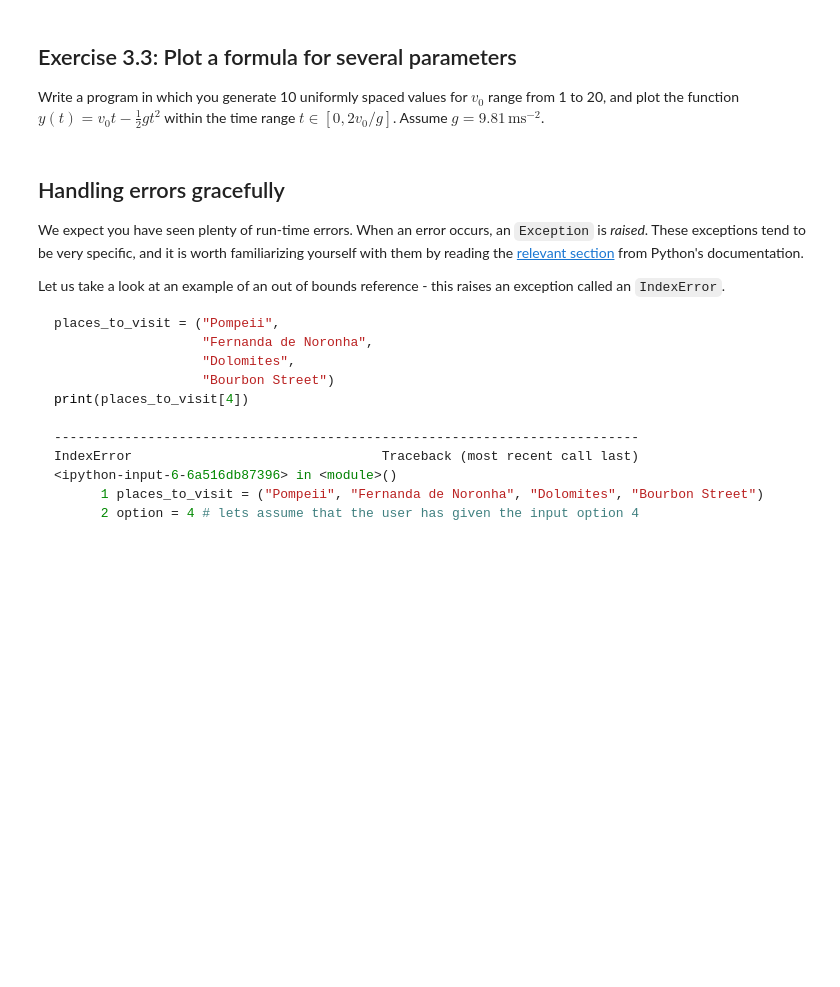
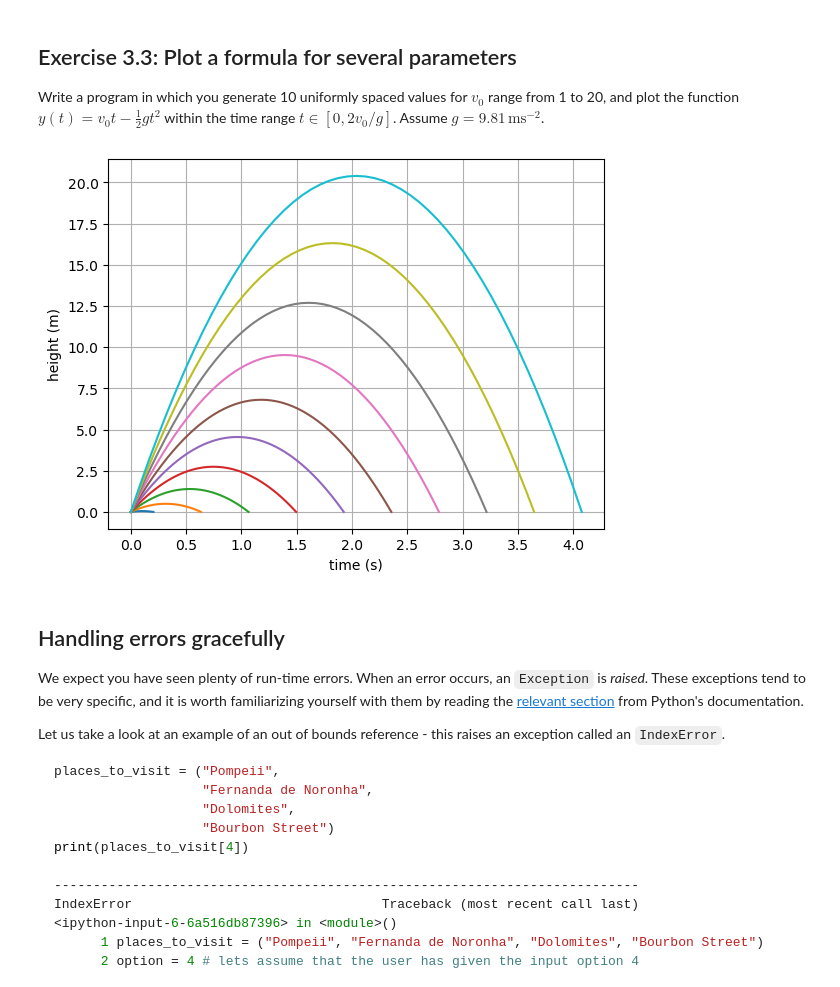
Before and after one commit to ese-ada-lovelace-2025/introduction-to-python-zzzz12389, a Jupyter notebook: lecture3/lecture3.ipynb, the cells around one changed output. Drawn from its saved outputs; the diff is of its cells as text; code cells hidden in the pictures; blank space fills up the shorter version.

```diff
--- a/lecture3/lecture3.ipynb
+++ b/lecture3/lecture3.ipynb
@@ -113,3 +180,26 @@ Write a program in which you generate 10 uniformly spaced values for $v_0$ range
+# %%
+# Write your code here.
+import numpy as np
+import matplotlib.pyplot as plt
+
+v0 = np.linspace(1,20,10)
+g = 9.81
+
+t = np.linspace(0,2*v0/g,51)
+
+y = v0 * t - 0.5 * g * t ** 2
+
+plt.plot(t, y)
+
+plt.xlabel("time (s)")
+
+plt.ylabel("height (m)")
+
+plt.grid()
+
+plt.show()
+# %% [output]
+[figure, added]
 # %% [markdown]
 ## Handling errors gracefully
 
```
Also changed, not shown: parts of 28 cells of this notebook.
